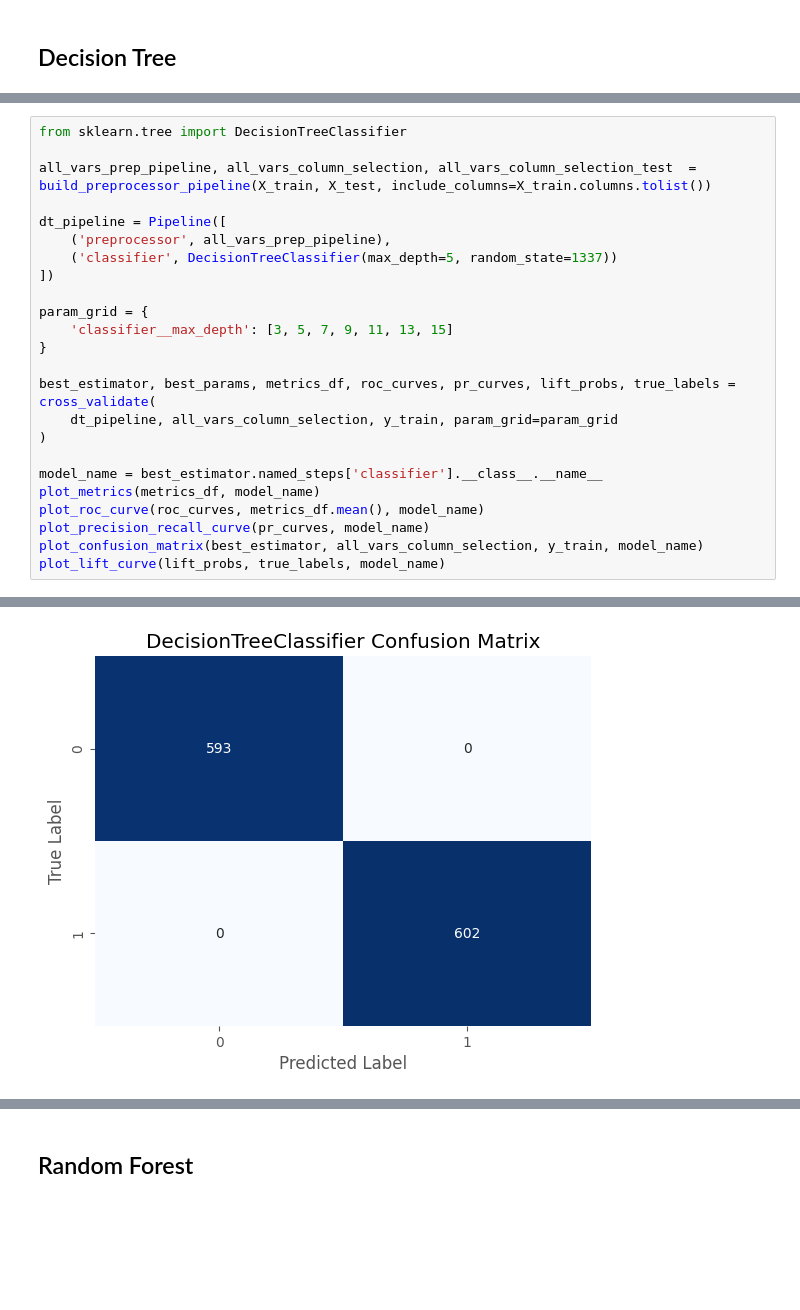
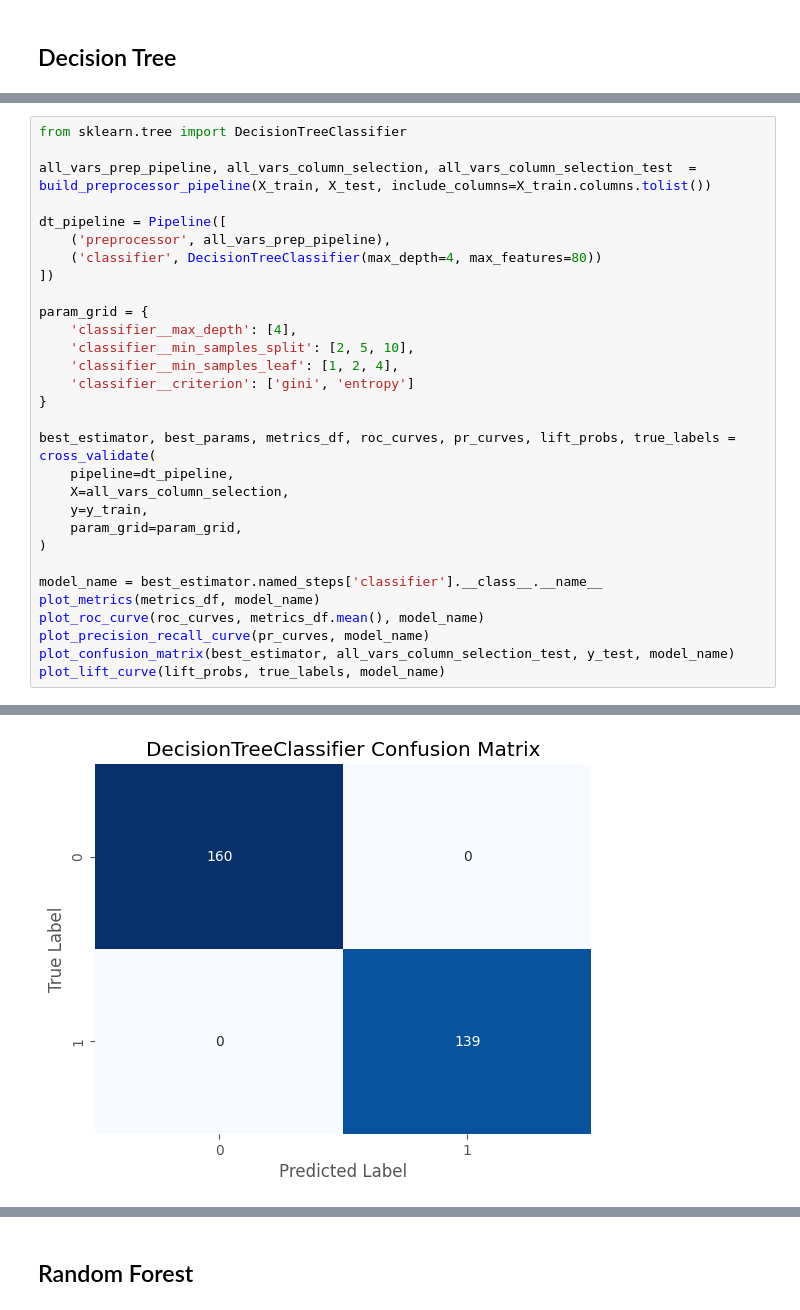
Before and after one commit to okaynils/fhnw-ds-aml, a Jupyter notebook: notebook.ipynb, the cells around one changed output, grey strips where cells are left out. Saved outputs shown, nothing was run; the diff lists cells and outputs as text; blank space fills up the shorter version.

```diff
--- a/notebook.ipynb
+++ b/notebook.ipynb
@@ -1090,21 +1061,27 @@ all_vars_prep_pipeline, all_vars_column_selection, all_vars_column_selection_tes
 
 dt_pipeline = Pipeline([
     ('preprocessor', all_vars_prep_pipeline),
-    ('classifier', DecisionTreeClassifier(max_depth=5, random_state=1337))
+    ('classifier', DecisionTreeClassifier(max_depth=4, max_features=80))
 ])
 
 param_grid = {
-    'classifier__max_depth': [3, 5, 7, 9, 11, 13, 15]
+    'classifier__max_depth': [4],
+    'classifier__min_samples_split': [2, 5, 10],
+    'classifier__min_samples_leaf': [1, 2, 4],
+    'classifier__criterion': ['gini', 'entropy']
 }
 
 best_estimator, best_params, metrics_df, roc_curves, pr_curves, lift_probs, true_labels = cross_validate(
-    dt_pipeline, all_vars_column_selection, y_train, param_grid=param_grid
+    pipeline=dt_pipeline,
+    X=all_vars_column_selection,
+    y=y_train,
+    param_grid=param_grid,
 )
 
 model_name = best_estimator.named_steps['classifier'].__class__.__name__
 plot_metrics(metrics_df, model_name)
 plot_roc_curve(roc_curves, metrics_df.mean(), model_name)
 plot_precision_recall_curve(pr_curves, model_name)
-plot_confusion_matrix(best_estimator, all_vars_column_selection, y_train, model_name)
+plot_confusion_matrix(best_estimator, all_vars_column_selection_test, y_test, model_name)
 plot_lift_curve(lift_probs, true_labels, model_name)
 # %% [output]
@@ -1114 +1091 @@ plot_lift_curve(lift_probs, true_labels, model_name)
-[figure, old version]
+[figure, new version]
```
Also changed, not shown: parts of 22 cells of this notebook, 1 other file.
